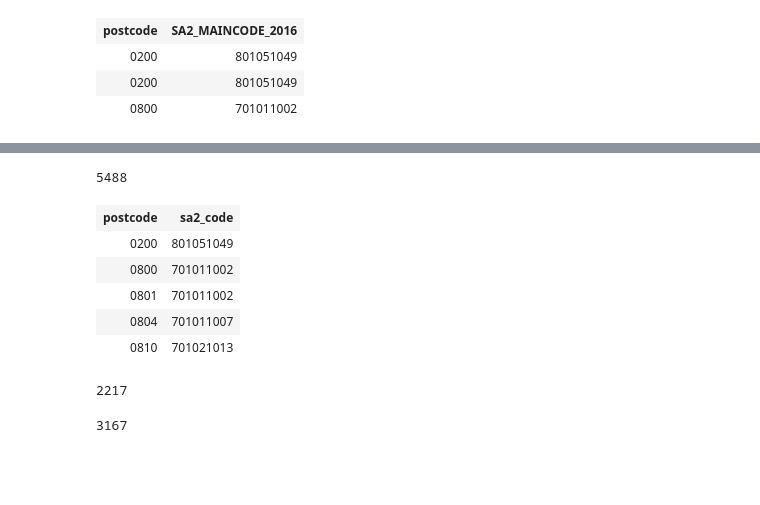
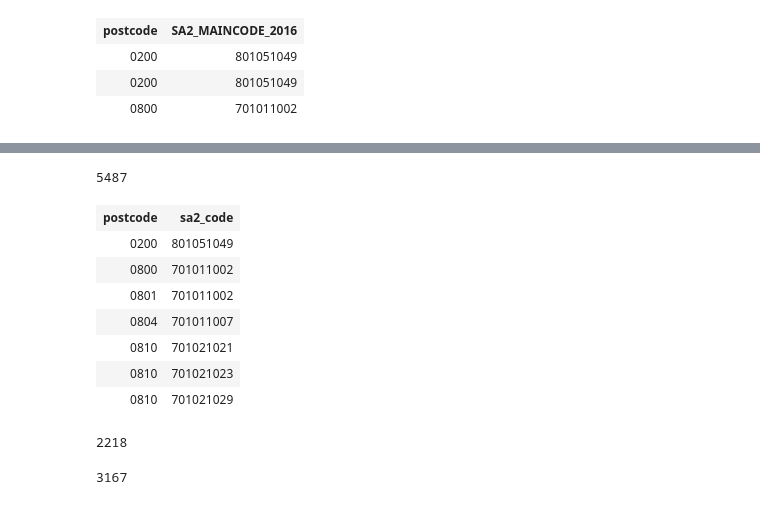
Before and after one commit to MAST30034-Applied-Data-Science/generic-buy-now-pay-later-project-group-56-bnlp, a Jupyter notebook: notebooks/personal_nb/noah_nb.ipynb, the cells around one changed output, grey strips where cells are left out. Cells and saved outputs as stored; diff of their text form; code cells hidden in the pictures; blank space fills up the shorter version.

Commit message:
Link via postcode ABS localities/regions

```diff
--- a/notebooks/personal_nb/noah_nb.ipynb
+++ b/notebooks/personal_nb/noah_nb.ipynb
@@ -32,8 +24,7 @@ income_by_sa2.select('SA2').distinct().count()
 Only getting 2288 distinct SA2 district's from the ABS data set -> some must be missing?
 # %%
 # read in postcode linking file
-postcodes = spark.read.options(header=True).csv('../../data/tables/postcode_sa2_linking_file.csv')
+postcodes = spark.read.options(header=True).csv('../../data/tables/external_datasets/postcode_data.csv')
 # %%
-print(postcodes.count())
-postcodes_feature_subset = ['postcode', 'SA2_MAINCODE_2016', 'locality', 'lat', 'long', 'electoraterating']
+postcodes_feature_subset = ['postcode', 'SA2_MAINCODE_2016', 'locality', 'lat', 'long']
 postcodes = postcodes.select(*postcodes_feature_subset)
@@ -112,25 +115,26 @@ link.limit(3)
 # %%
-inc_joined = link.join(income_by_sa2, link.sa2_code == income_by_sa2.SA2, "inner").distinct()
+inc_joined = link.join(income_by_sa2, link.sa2_code == income_by_sa2.SA2, "left").na.drop().distinct()
 #inc_joined = link.join(income_by_sa2, link.SA2_MAINCODE_2016 == income_by_sa2.SA2, "left").distinct()
 print(inc_joined.count())
-inc_joined.select(['postcode', 'sa2_code']).orderBy('postcode').limit(5)
-#inc_joined = inc_joined.drop('SA2_MAINCODE_2016')
+inc_joined.select(['postcode', 'sa2_code']).orderBy('postcode').limit(7)
 
-# end up with 5488 rows
+# end up with 5588 rows
 # therefore there a lot of postcodes with SA2's > 1 || SA2's with postcodes > 1
 # %% [output]
-5488
+5487
 | postcode | sa2_code |
 | 0200 | 801051049 |
 | 0800 | 701011002 |
 | 0801 | 701011002 |
 | 0804 | 701011007 |
-| 0810 | 701021013 |
+| 0810 | 701021021 |
+| 0810 | 701021023 |
+| 0810 | 701021029 |
 # %%
-inc_joined.select('SA2').distinct().count()
+#inc_joined.select('SA2').distinct().count()
 #inc_joined.select('postcode').distinct().count()
 # %% [output]
-2217
+2218
 # %%
 from pyspark.sql import functions as F
 # %%
```
Also changed, not shown: parts of 29 cells of this notebook, 2 other files.
